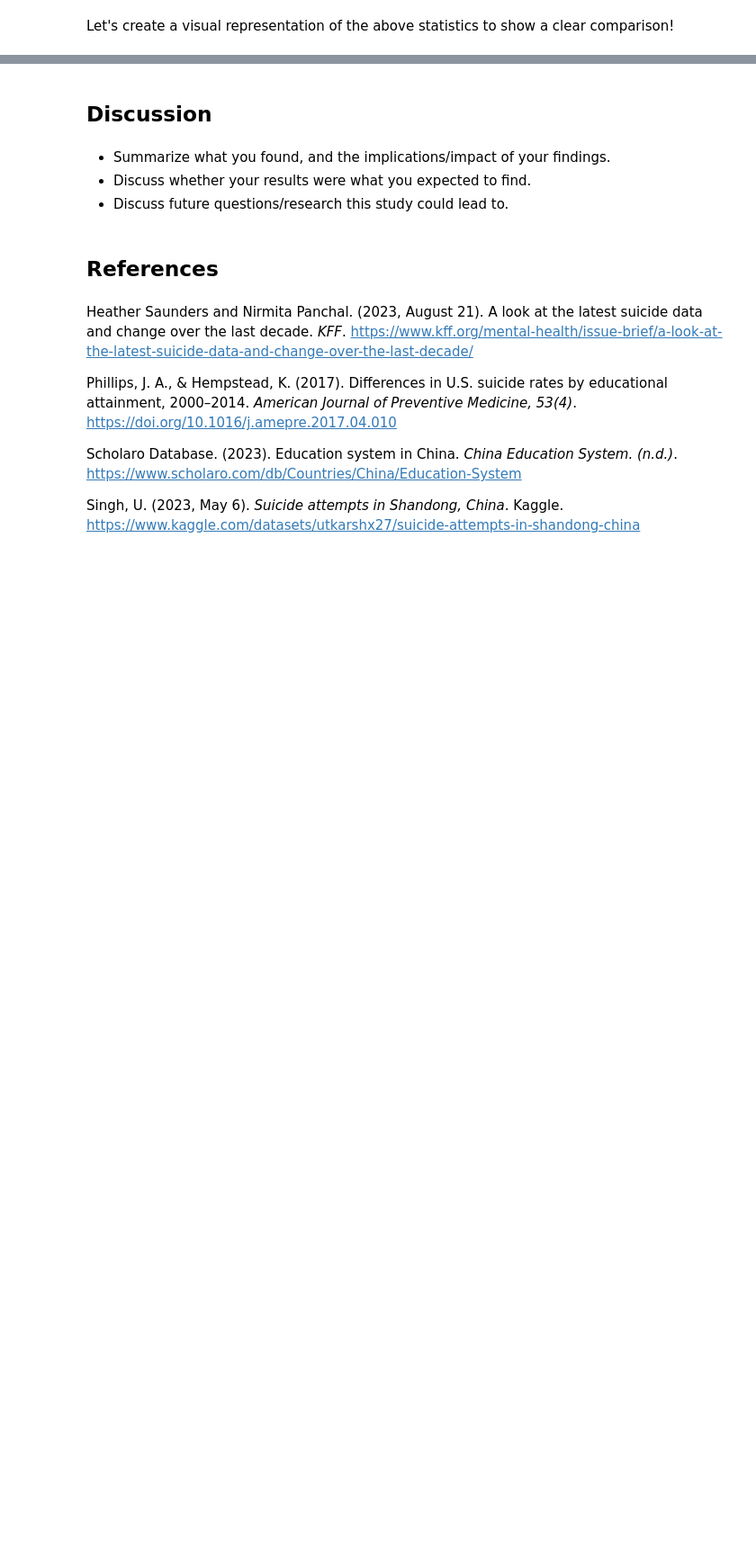
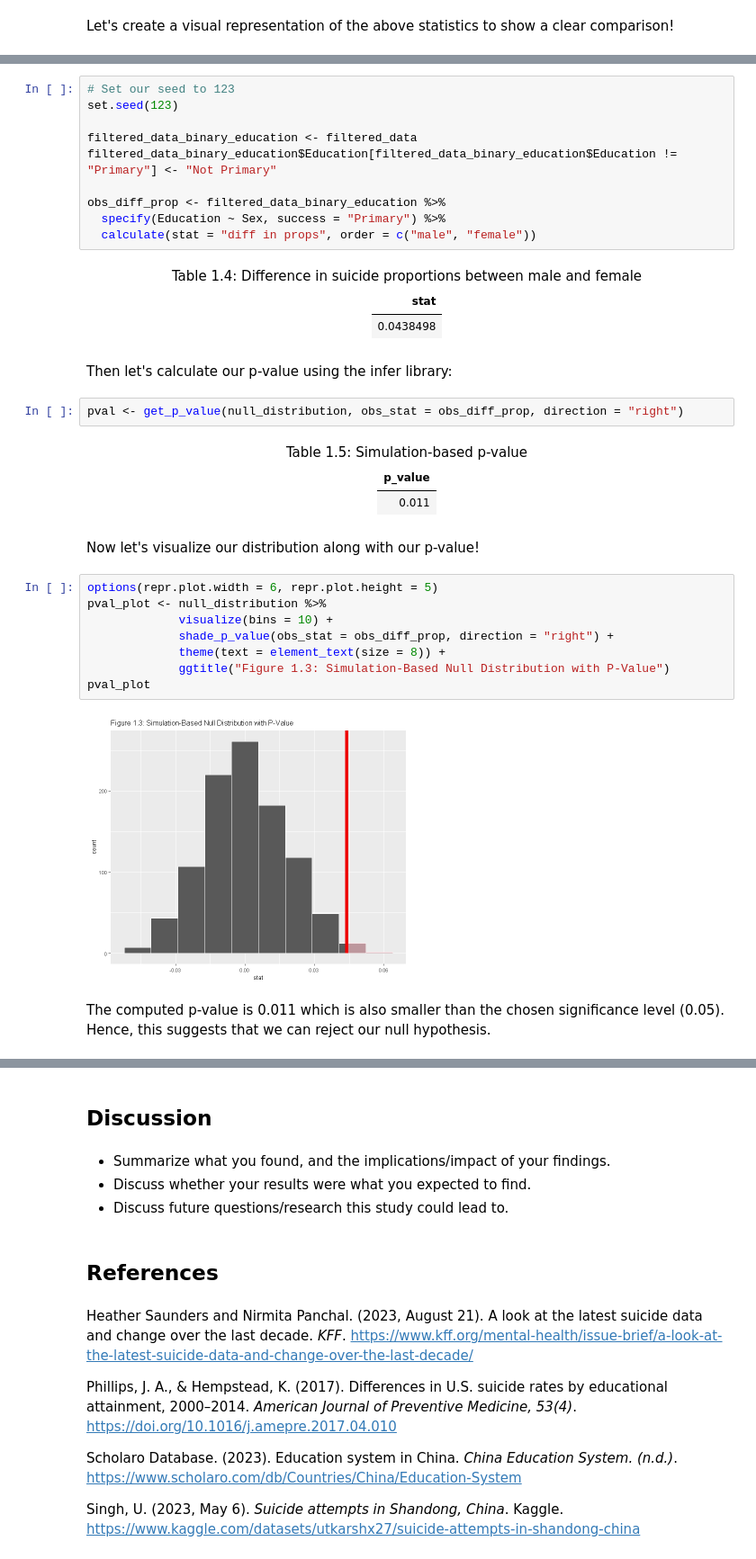
Before and after one commit to msamanthaf/stat201-inference, a Jupyter notebook: FinalReport_Group4.ipynb, the cells around one changed output, grey strips where cells are left out. Shown at 90% size. Saved outputs shown, nothing was run; the diff lists cells and outputs as text; blank space fills up the shorter version.

```diff
--- a/FinalReport_Group4.ipynb
+++ b/FinalReport_Group4.ipynb
@@ -189,0 +310,56 @@ From the sample that we had, it appears that men with primary education have a h
+# %%
+# Set our seed to 123
+set.seed(123)
+
+filtered_data_binary_education <- filtered_data
+filtered_data_binary_education$Education[filtered_data_binary_education$Education != "Primary"] <- "Not Primary"
+
+obs_diff_prop <- filtered_data_binary_education %>%
+  specify(Education ~ Sex, success = "Primary") %>%
+  calculate(stat = "diff in props", order = c("male", "female"))
+# %% [markdown]
+<div align="center"> Table 1.4: Difference in suicide proportions between male and female
+<table>
+ <thead>
+  <tr>
+   <th style="text-align:right;"> stat </th>
+  </tr>
+ </thead>
+<tbody>
+  <tr>
+   <td style="text-align:right;"> 0.0438498 </td>
+  </tr>
+</tbody>
+</table>
+# %% [markdown]
+Then let's calculate our p-value using the infer library:
+# %%
+pval <- get_p_value(null_distribution, obs_stat = obs_diff_prop, direction = "right")
+# %% [markdown]
+<div align="center"> Table 1.5: Simulation-based p-value
+<table>
+ <thead>
+  <tr>
+   <th style="text-align:right;"> p_value </th>
+  </tr>
+ </thead>
+<tbody>
+  <tr>
+   <td style="text-align:right;"> 0.011 </td>
+  </tr>
+</tbody>
+</table>
+# %% [markdown]
+Now let's visualize our distribution along with our p-value!
+# %%
+options(repr.plot.width = 6, repr.plot.height = 5)
+pval_plot <- null_distribution %>%
+             visualize(bins = 10) +
+             shade_p_value(obs_stat = obs_diff_prop, direction = "right") +
+			 theme(text = element_text(size = 8)) +
+		     ggtitle("Figure 1.3: Simulation-Based Null Distribution with P-Value")
+pval_plot
+# %% [output]
+[figure, added]
+# %% [markdown]
+The computed p-value is 0.011 which is also smaller than the chosen significance level (0.05). Hence, this suggests that we can reject our null hypothesis.
```
Also changed, not shown: parts of 32 cells of this notebook.
